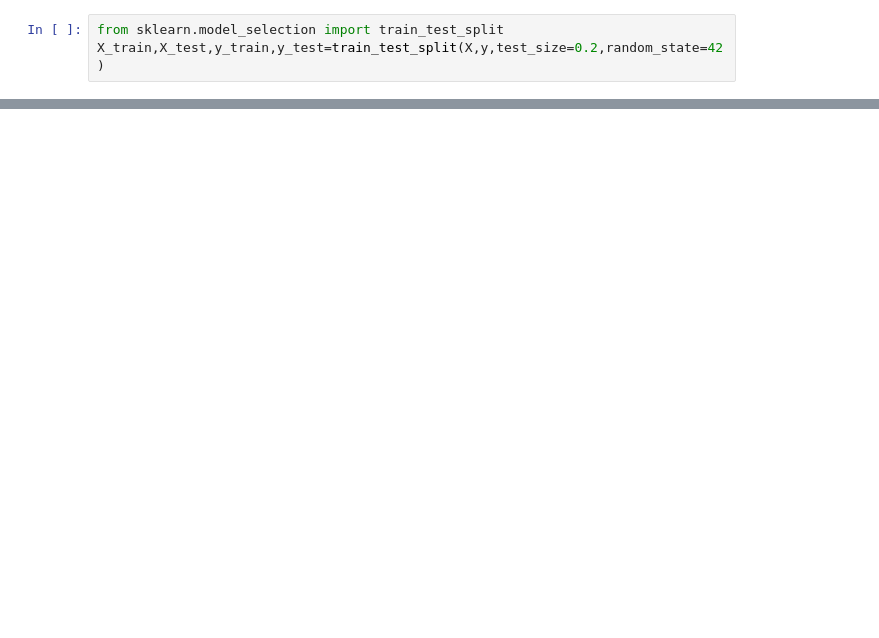
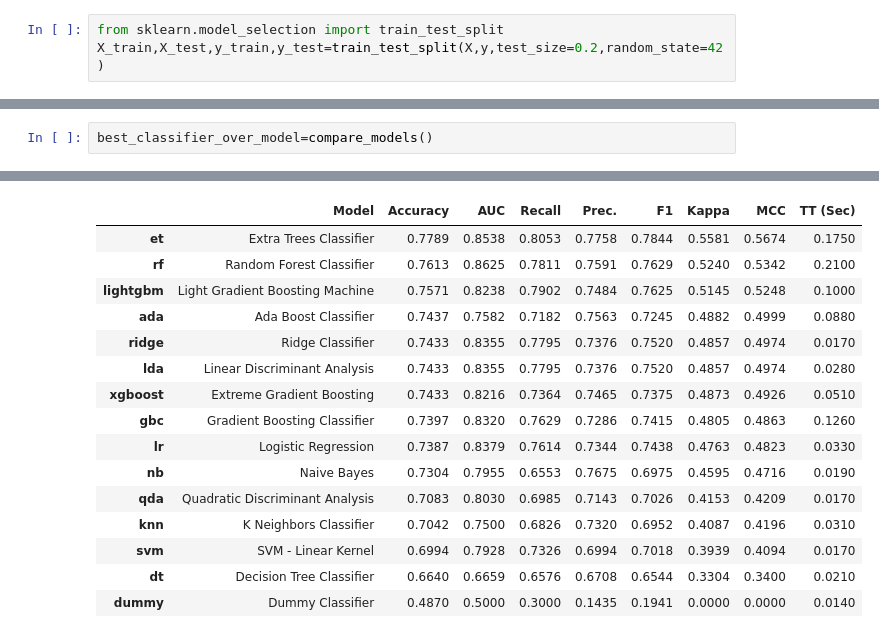
Before and after one commit to mwehdddt/ds-ai-projects, a Jupyter notebook: notebooks/007-heart-failure/notebook007.ipynb, the cells around one changed output, grey strips where cells are left out. Cells and saved outputs as stored; diff of their text form; blank space fills up the shorter version.

```diff
--- a/notebooks/007-heart-failure/notebook007.ipynb
+++ b/notebooks/007-heart-failure/notebook007.ipynb
@@ -575,0 +264,3 @@ AUC: 0.77
+# %%
+best_classifier_over_model=compare_models()
+# %% [output]
@@ -575,0 +268,16 @@ AUC: 0.77
+|  | Model | Accuracy | AUC | Recall | Prec. | F1 | Kappa | MCC | TT (Sec) |
+| et | Extra Trees Classifier | 0.7789 | 0.8538 | 0.8053 | 0.7758 | 0.7844 | 0.5581 | 0.5674 | 0.1750 |
+| rf | Random Forest Classifier | 0.7613 | 0.8625 | 0.7811 | 0.7591 | 0.7629 | 0.5240 | 0.5342 | 0.2100 |
+| lightgbm | Light Gradient Boosting Machine | 0.7571 | 0.8238 | 0.7902 | 0.7484 | 0.7625 | 0.5145 | 0.5248 | 0.1000 |
+| ada | Ada Boost Classifier | 0.7437 | 0.7582 | 0.7182 | 0.7563 | 0.7245 | 0.4882 | 0.4999 | 0.0880 |
+| ridge | Ridge Classifier | 0.7433 | 0.8355 | 0.7795 | 0.7376 | 0.7520 | 0.4857 | 0.4974 | 0.0170 |
+| lda | Linear Discriminant Analysis | 0.7433 | 0.8355 | 0.7795 | 0.7376 | 0.7520 | 0.4857 | 0.4974 | 0.0280 |
+| xgboost | Extreme Gradient Boosting | 0.7433 | 0.8216 | 0.7364 | 0.7465 | 0.7375 | 0.4873 | 0.4926 | 0.0510 |
+| gbc | Gradient Boosting Classifier | 0.7397 | 0.8320 | 0.7629 | 0.7286 | 0.7415 | 0.4805 | 0.4863 | 0.1260 |
+| lr | Logistic Regression | 0.7387 | 0.8379 | 0.7614 | 0.7344 | 0.7438 | 0.4763 | 0.4823 | 0.0330 |
+| nb | Naive Bayes | 0.7304 | 0.7955 | 0.6553 | 0.7675 | 0.6975 | 0.4595 | 0.4716 | 0.0190 |
+| qda | Quadratic Discriminant Analysis | 0.7083 | 0.8030 | 0.6985 | 0.7143 | 0.7026 | 0.4153 | 0.4209 | 0.0170 |
+| knn | K Neighbors Classifier | 0.7042 | 0.7500 | 0.6826 | 0.7320 | 0.6952 | 0.4087 | 0.4196 | 0.0310 |
+| svm | SVM - Linear Kernel | 0.6994 | 0.7928 | 0.7326 | 0.6994 | 0.7018 | 0.3939 | 0.4094 | 0.0170 |
+| dt | Decision Tree Classifier | 0.6640 | 0.6659 | 0.6576 | 0.6708 | 0.6544 | 0.3304 | 0.3400 | 0.0210 |
+| dummy | Dummy Classifier | 0.4870 | 0.5000 | 0.3000 | 0.1435 | 0.1941 | 0.0000 | 0.0000 | 0.0140 |
```
Also changed, not shown: parts of 74 cells of this notebook, 7 other files.
